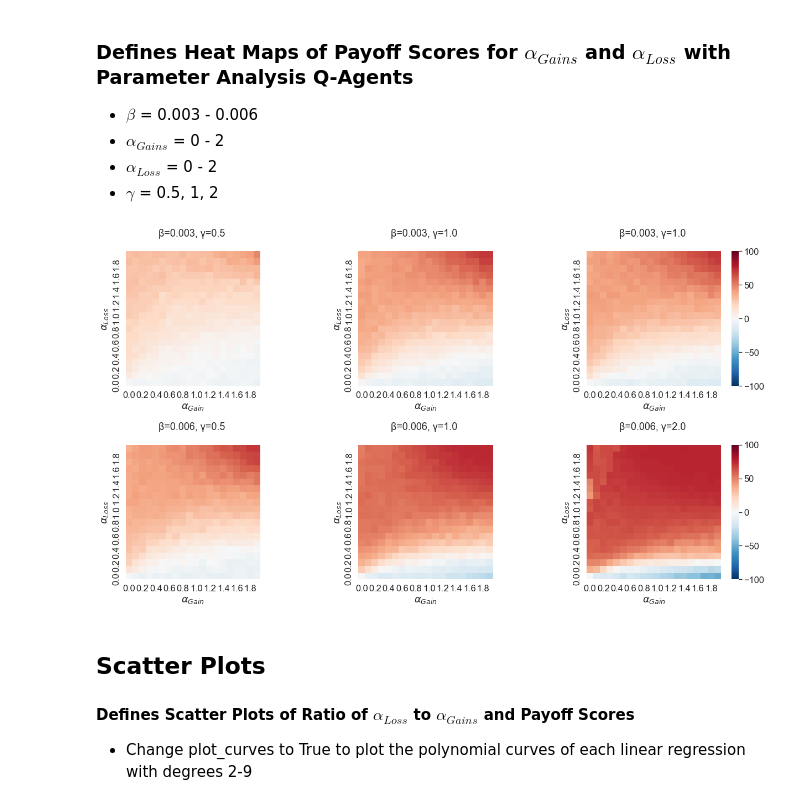
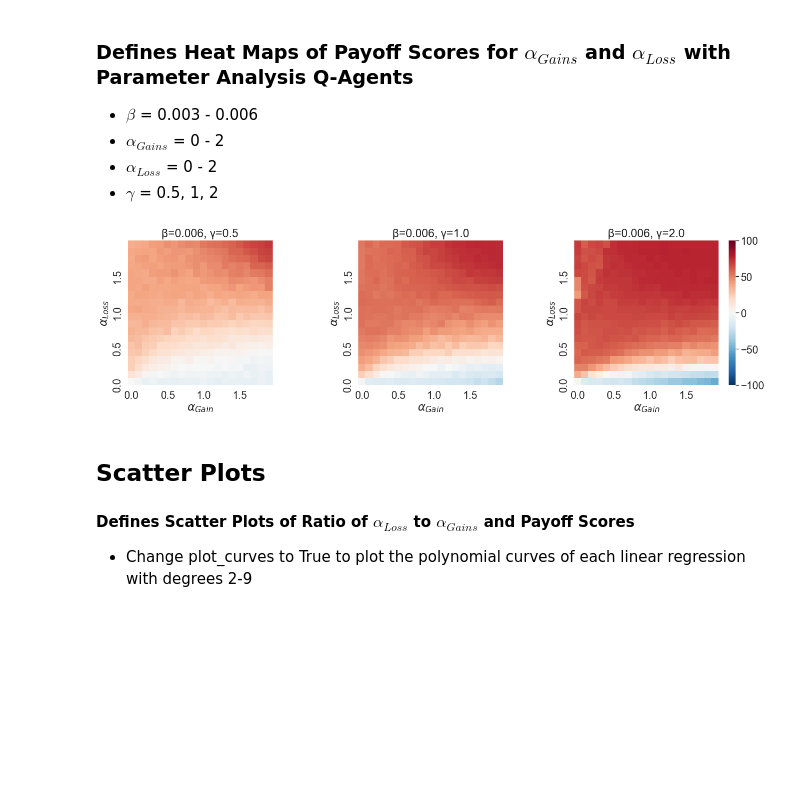
Before and after one commit to cbanuelos/DRD2_Abnormal_Learning, a Jupyter notebook: Data_Analysis_and_Q-Learning.ipynb, the cells around one changed output. Saved outputs shown, nothing was run; the diff lists cells and outputs as text; code cells hidden in the pictures; blank space fills up the shorter version.

```diff
--- a/Data_Analysis_and_Q-Learning.ipynb
+++ b/Data_Analysis_and_Q-Learning.ipynb
@@ -515,7 +1181,7 @@ for i in range(4):
     curr_carrier_data = curr_data[curr_data["DRD2"] == 1]
     curr_noncarrier_data = curr_data[curr_data["DRD2"] == 0]
 
-    scatter_P_carrier_1 = sns.regplot(x='VS', y='P', data=curr_carrier_data, label='-141C Ins/Del Carrier',
+    scatter_P_carrier_1 = sns.regplot(x='VS', y='P', data=curr_carrier_data, label='-141C Ins/Del or Del/Del Carrier',
                                   color="darkblue", ax=curr_ax).legend()
     scatter_P_noncarrier_1 = sns.regplot(x='VS', y='P', data=curr_noncarrier_data, label='Non-Carrier',
                                         ax=curr_ax).legend()
@@ -562,17 +1228,3 @@ for i in range(4):
         data_boot = data_boot.append(df)
 # %% [markdown]
 ## Bootstrapped $\beta_{DRD2}$ Coefficient Bar Plot
-# %%
-# Setting style of figures
-sns.set_context("notebook", font_scale=1.5)
-
-fig = plt.figure(figsize=(8,8))
-
-Qs = list(data_coef.keys())
-coefs = list(data_coef.values())
-plt.scatter('Qs', 'curr_boot', alpha=0.05, data=data_boot, edgecolor="steelblue")
-plt.bar(x=Qs, height=coefs, color="steelblue")
-fig.suptitle('Bootstrapped $\u03B2_{DRD2}$ Coefficient for each VS Quartile\n', fontsize=20, ha='center')
-plt.xlabel(' \n VS Quartiles')
-plt.ylabel('$\u03B2_{DRD2}$ Coefficients \n')
-plt.show()
@@ -1023,7 +1756,7 @@ def plot_qlearning(data, nblocks=25, analyze=True):
     ax0.set_ylabel('Deck Choices')
 
 
-    #ax1.legend(bbox_to_anchor=(-1.5,0.3), loc="lower right")
+    ax1.legend(bbox_to_anchor=(-1.5,0.3), loc="lower right")
     ax1.set_ylabel('$Q(Deck)$')
     ax1.set_title('Value')
 
@@ -1041,6 +1774,8 @@ def plot_qlearning(data, nblocks=25, analyze=True):
         ax.set_xlabel('Trials')
     plt.tight_layout()
     sns.despine()
+
+    plt.savefig('Tables&Figures/QAgentTrialRunLegend.png', bbox_inches='tight')
 # %% [markdown]
 ## Q-Agent Trial Run
 Example
@@ -1116,6 +1851,9 @@ mydfs = []
 for df in mydfs_dup:
     df = df.groupby(['Alpha Gain', 'Alpha Loss'])[['Beta', 'Gamma','Payoff']].mean().reset_index()
     mydfs.append(df)
+# %%
+#change or comment out if you want to plot all dfs
+mydfs = mydfs[3:]
 # %% [markdown]
 ## Heat Maps
 ### Defines Heat Maps of Payoff Scores for $\alpha_{Gains}$ and $\alpha_{Loss}$ with Parameter Analysis Q-Agents
@@ -1125,30 +1863,35 @@ for df in mydfs_dup:
 * $\gamma$ = 0.5, 1, 2
 # %%
 sns.set_theme()
-sns.set_context("notebook", font_scale=1.5)
+sns.set_context("notebook", font_scale=1.8)
 
-fig, axs = plt.subplots(2,3, figsize=(18,10))
+grid_kws = {"hspace": 0, "wspace": 0.2}
+fig, axs = plt.subplots(1,3, figsize=(22,5), gridspec_kw=grid_kws)
 axs = axs.ravel()
+
 
 for i in range(len(mydfs)):
 
     df = mydfs[i]
     curr_ax = axs[i]
     if i == 2 or i == 5: mybool = True
     else: mybool = False
 
     heatmap_df = pd.pivot(df, index = "Alpha Loss", columns = "Alpha Gain", values = "Payoff").astype('float')
-    sns.heatmap(heatmap_df, square = True, cmap='RdBu_r', vmin=-100, vmax=100, xticklabels=2, cbar=mybool,
-                ax=curr_ax).invert_yaxis()
+    myplot = sns.heatmap(heatmap_df, square = True, cmap='RdBu_r', vmin=-100, vmax=100, xticklabels=5,
+                yticklabels=5, cbar=mybool, ax=curr_ax).invert_yaxis()
+
     beta = round(df["Beta"][0], 3)
     gamma = round(df["Gamma"][0], 3)
-    curr_ax.set_title(f"\u03B2={beta}, \u03B3={gamma} \n")
+    curr_ax.set_title(f"\u03B2={beta}, \u03B3={gamma}")
     curr_ax.set(ylabel='$\u03B1_{Loss}$')
     curr_ax.set(xlabel='$\u03B1_{Gain}$')
 
 plt.tight_layout()
+
+fig.savefig('Tables&Figures/QAgentHeatMaps.png', bbox_inches='tight')
 # %% [output]
-[figure, old version]
+[figure, new version]
 # %% [markdown]
 ## Scatter Plots
 #### Defines Scatter Plots of Ratio of $\alpha_{Loss}$ to $\alpha_{Gains}$ and Payoff Scores
```
Also changed, not shown: parts of 84 cells of this notebook, 24 other files.
